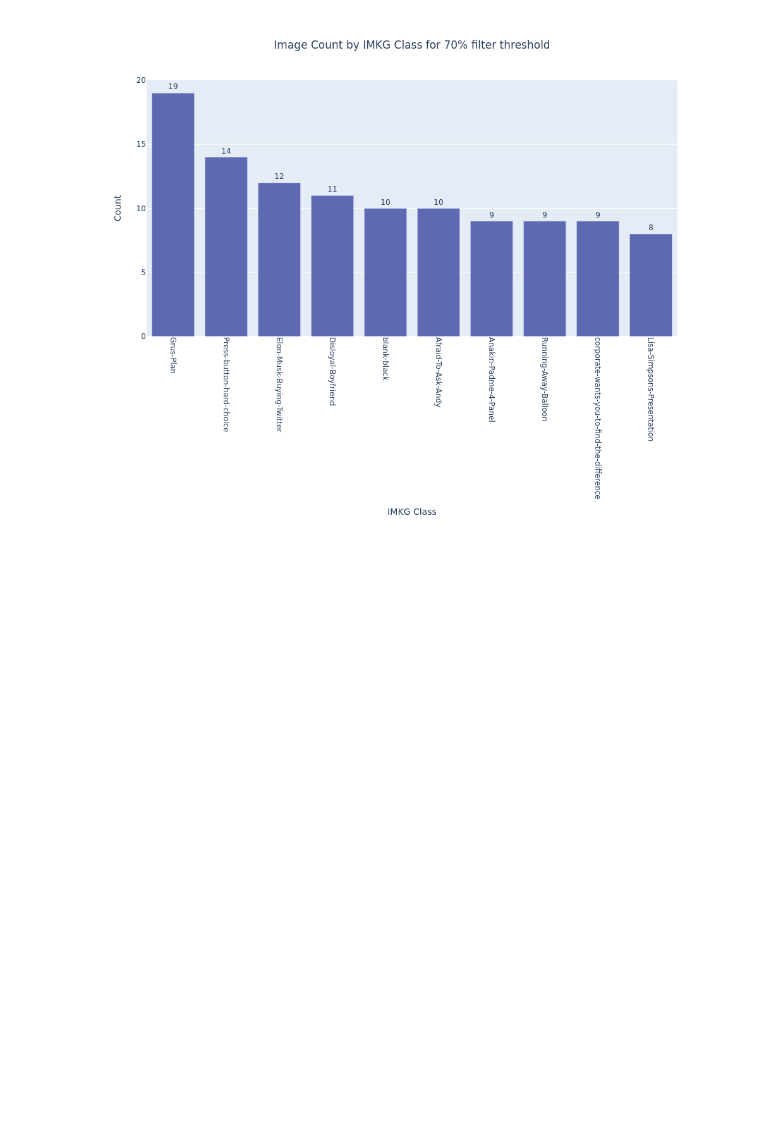
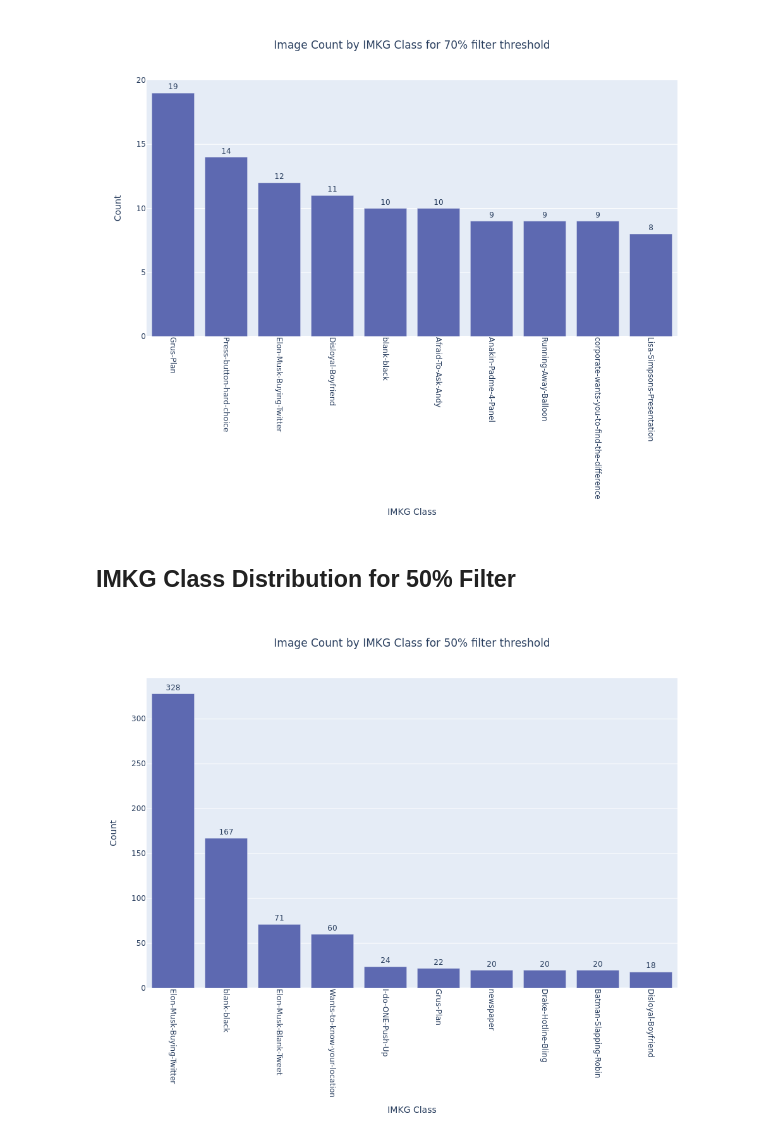
Before and after one commit to usc-isi-i2/social-media-meme-identification, a Jupyter notebook: analysis/data_analysis.ipynb, the cells around one changed output. Cells and saved outputs as stored; diff of their text form; code cells hidden in the pictures; blank space fills up the shorter version.

Commit message:
temporal spread and discord data analysis

```diff
--- a/analysis/data_analysis.ipynb
+++ b/analysis/data_analysis.ipynb
@@ -277,7 +279,7 @@ basic_bar_plotly(subreddit, l, "Subreddit", "Count", \
 imkg_templates = pd.read_csv('../graph/out/imkg_templates.tsv', sep='\t')
 node1 = list(imkg_templates['node1'].values)
 node2 = list(imkg_templates['node2'].values)
-df_imkg_nodes = list(df70['imkg image'].values)
+df_imkg_nodes = list(df50['imkg image'].values)
 df_imkg_nodes = [x.split('/')[-1].split('.')[0] for x in df_imkg_nodes]
 back_dict = {}
 final_dict = {}
@@ -304,3 +306,13 @@ x = [a.split(':')[-1].split('/')[-1] for a in x]
 basic_bar_plotly(x[:10], y[:10], "IMKG Class", "Count", "Image Count by IMKG Class for 70% filter threshold", 90, "rgb(93, 105, 177)", 1000, 800)
 # %% [output]
 [figure]
+# %% [markdown]
+## IMKG Class Distribution for 50% Filter
+# %%
+data_values=list(final_dict.values())
+x = list(final_dict.keys())
+y = list(final_dict.values())
+x = [a.split(':')[-1].split('/')[-1] for a in x]
+basic_bar_plotly(x[:10], y[:10], "IMKG Class", "Count", "Image Count by IMKG Class for 50% filter threshold", 90, "rgb(93, 105, 177)", 1000, 800)
+# %% [output]
+[figure, added]
```
Also changed, not shown: parts of 10 cells of this notebook, 8 other files.
